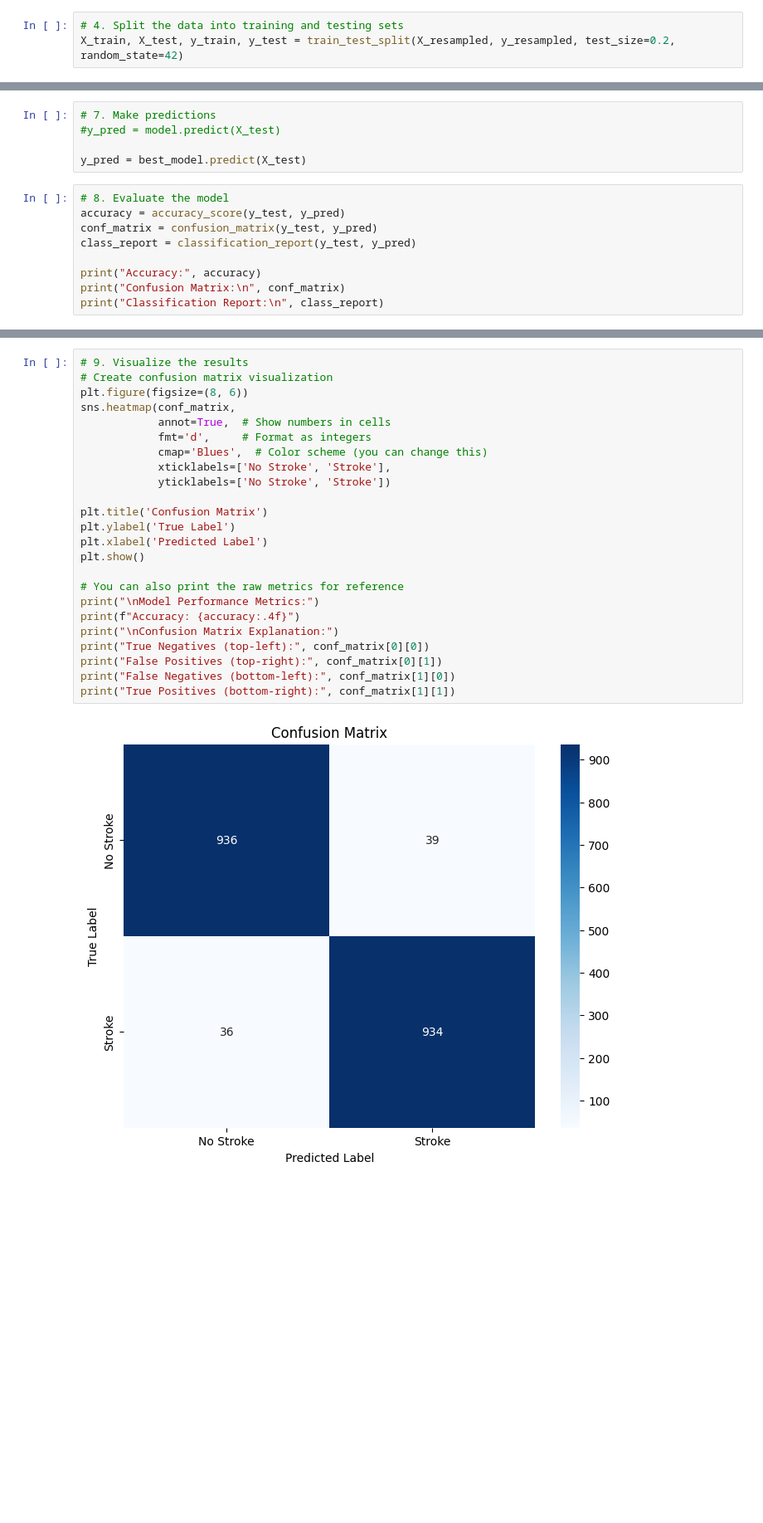
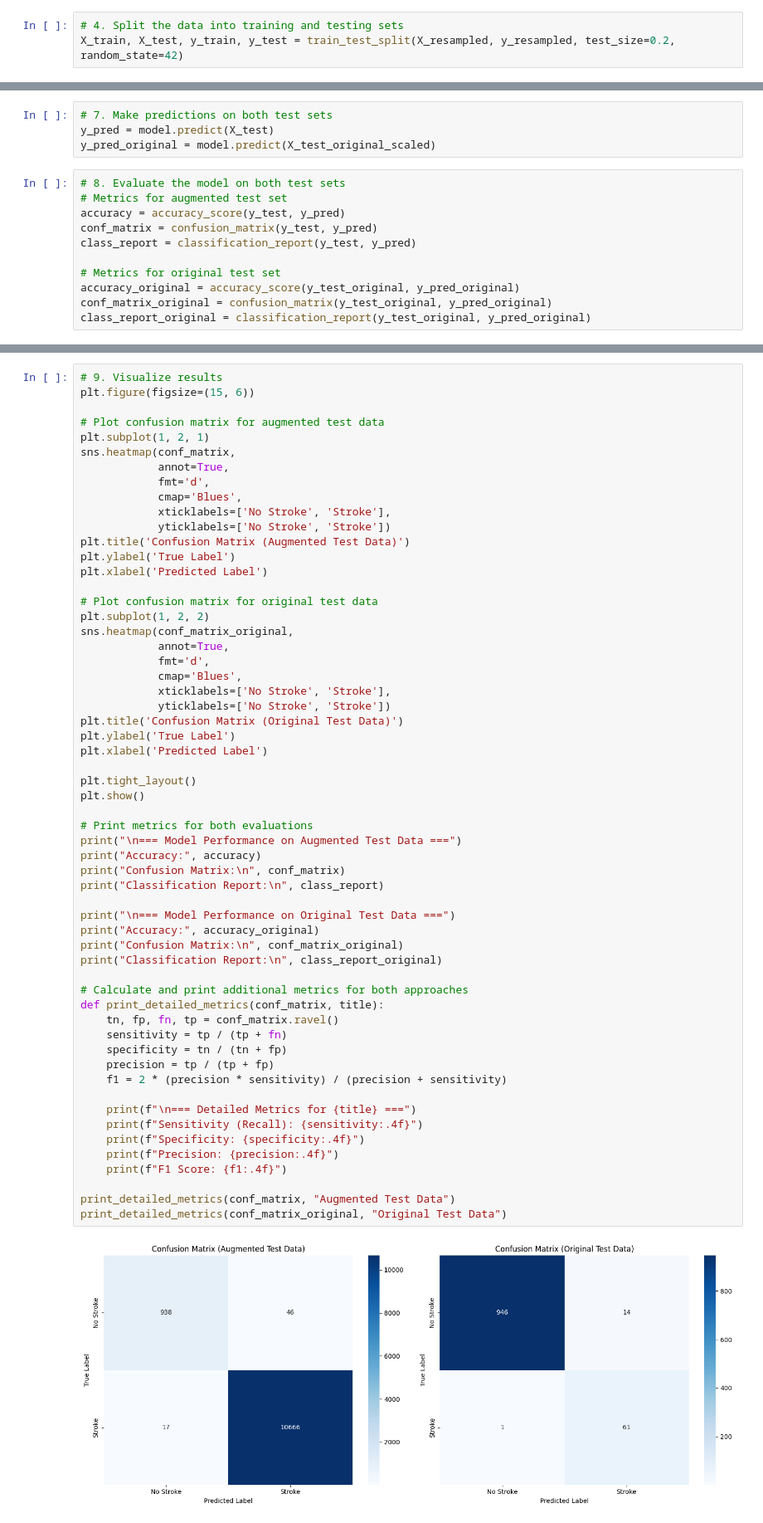
Before and after one commit to Leolife/Stroke-Classification-with-Machine-Learning, a Jupyter notebook: random_forest_classifier.ipynb, the cells around one changed output, grey strips where cells are left out. Shown at 83% size. Saved outputs shown, nothing was run; the diff lists cells and outputs as text; blank space fills up the shorter version.

Commit message:
11 to 1 SMOTE ratio: 98.53% accuracy

```diff
--- a/random_forest_classifier.ipynb
+++ b/random_forest_classifier.ipynb
@@ -153,14 +72,15 @@ RandomForestClassifier(max_depth=28, n_estimators=56, n_jobs=-1,
 # %%
-# 7. Make predictions
-#y_pred = model.predict(X_test)
-
-y_pred = best_model.predict(X_test)
+# 7. Make predictions on both test sets
+y_pred = model.predict(X_test)
+y_pred_original = model.predict(X_test_original_scaled)
 # %%
-# 8. Evaluate the model
+# 8. Evaluate the model on both test sets
+# Metrics for augmented test set
 accuracy = accuracy_score(y_test, y_pred)
 conf_matrix = confusion_matrix(y_test, y_pred)
 class_report = classification_report(y_test, y_pred)
 
-print("Accuracy:", accuracy)
-print("Confusion Matrix:\n", conf_matrix)
-print("Classification Report:\n", class_report)
+# Metrics for original test set
+accuracy_original = accuracy_score(y_test_original, y_pred_original)
+conf_matrix_original = confusion_matrix(y_test_original, y_pred_original)
+class_report_original = classification_report(y_test_original, y_pred_original)
@@ -181,26 +87,60 @@ weighted avg       0.96      0.96      0.96      1945
 # %%
-# 9. Visualize the results
-# Create confusion matrix visualization
-plt.figure(figsize=(8, 6))
+# 9. Visualize results
+plt.figure(figsize=(15, 6))
+
+# Plot confusion matrix for augmented test data
+plt.subplot(1, 2, 1)
 sns.heatmap(conf_matrix,
-            annot=True,  # Show numbers in cells
-            fmt='d',     # Format as integers
-            cmap='Blues',  # Color scheme (you can change this)
+            annot=True,
+            fmt='d',
+            cmap='Blues',
             xticklabels=['No Stroke', 'Stroke'],
             yticklabels=['No Stroke', 'Stroke'])
-
-plt.title('Confusion Matrix')
+plt.title('Confusion Matrix (Augmented Test Data)')
 plt.ylabel('True Label')
 plt.xlabel('Predicted Label')
+
+# Plot confusion matrix for original test data
+plt.subplot(1, 2, 2)
+sns.heatmap(conf_matrix_original,
+            annot=True,
+            fmt='d',
+            cmap='Blues',
+            xticklabels=['No Stroke', 'Stroke'],
+            yticklabels=['No Stroke', 'Stroke'])
+plt.title('Confusion Matrix (Original Test Data)')
+plt.ylabel('True Label')
+plt.xlabel('Predicted Label')
+
+plt.tight_layout()
 plt.show()
 
-# You can also print the raw metrics for reference
-print("\nModel Performance Metrics:")
-print(f"Accuracy: {accuracy:.4f}")
-print("\nConfusion Matrix Explanation:")
-print("True Negatives (top-left):", conf_matrix[0][0])
-print("False Positives (top-right):", conf_matrix[0][1])
-print("False Negatives (bottom-left):", conf_matrix[1][0])
-print("True Positives (bottom-right):", conf_matrix[1][1])
+# Print metrics for both evaluations
+print("\n=== Model Performance on Augmented Test Data ===")
+print("Accuracy:", accuracy)
+print("Confusion Matrix:\n", conf_matrix)
+print("Classification Report:\n", class_report)
+
+print("\n=== Model Performance on Original Test Data ===")
+print("Accuracy:", accuracy_original)
+print("Confusion Matrix:\n", conf_matrix_original)
+print("Classification Report:\n", class_report_original)
+
+# Calculate and print additional metrics for both approaches
+def print_detailed_metrics(conf_matrix, title):
+    tn, fp, fn, tp = conf_matrix.ravel()
+    sensitivity = tp / (tp + fn)
+    specificity = tn / (tn + fp)
+    precision = tp / (tp + fp)
+    f1 = 2 * (precision * sensitivity) / (precision + sensitivity)
+
+    print(f"\n=== Detailed Metrics for {title} ===")
+    print(f"Sensitivity (Recall): {sensitivity:.4f}")
+    print(f"Specificity: {specificity:.4f}")
+    print(f"Precision: {precision:.4f}")
+    print(f"F1 Score: {f1:.4f}")
+
+print_detailed_metrics(conf_matrix, "Augmented Test Data")
+print_detailed_metrics(conf_matrix_original, "Original Test Data")
 # %% [output]
-[figure, old version]
+[figure, new version]
```
Also changed, not shown: parts of 8 cells of this notebook.
